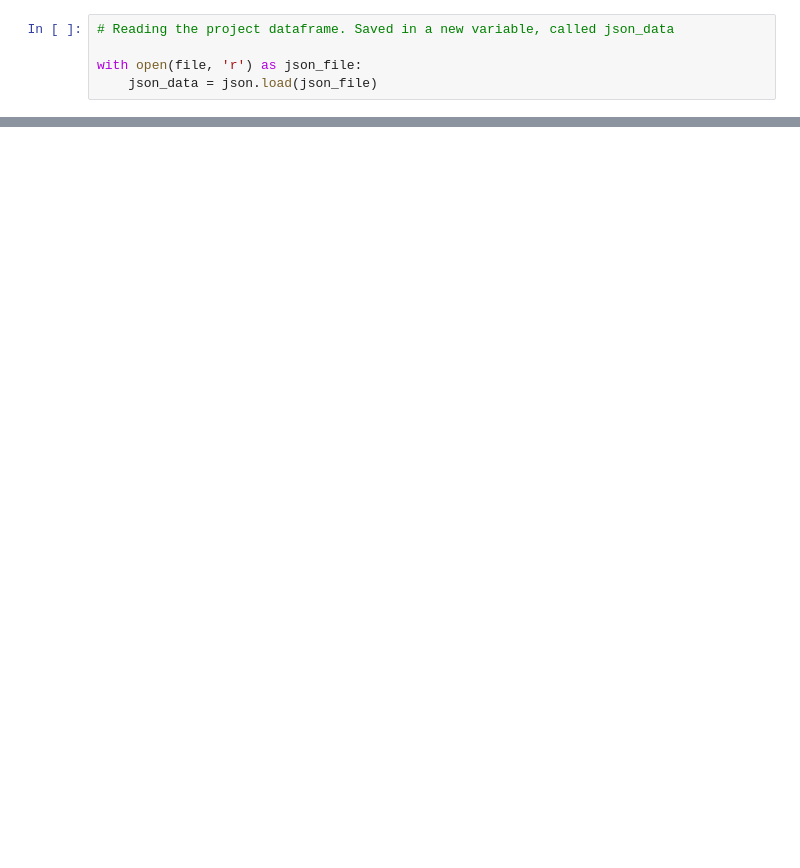
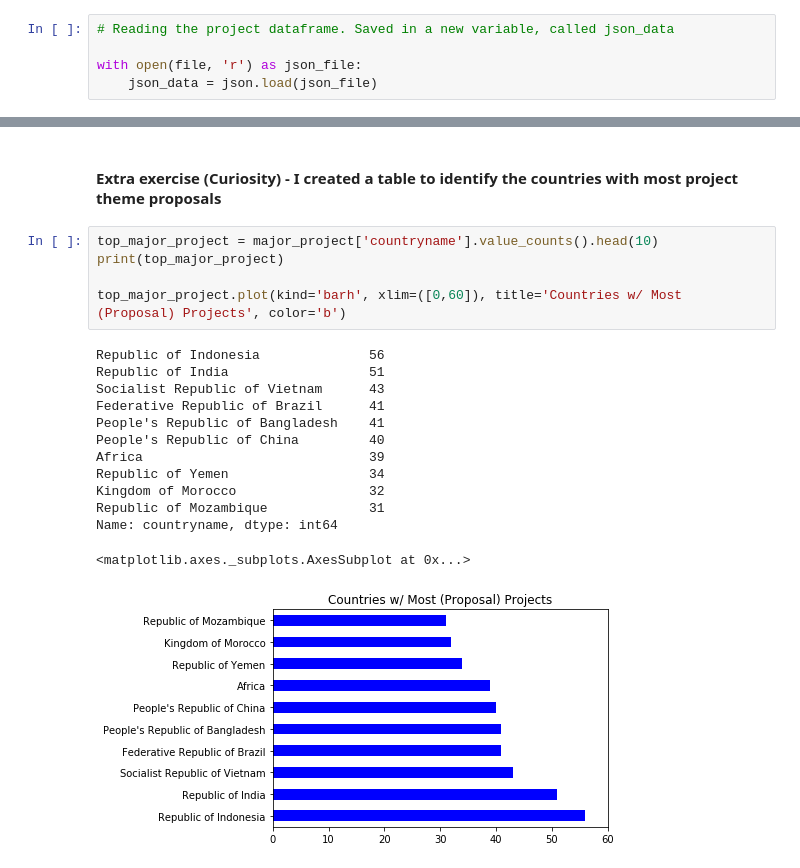
Before and after one commit to joaobecker/json_mini_project, a Jupyter notebook: json_mini_project.ipynb, the cells around one changed output, grey strips where cells are left out. Drawn from its saved outputs; the diff is of its cells as text; blank space fills up the shorter version.

```diff
--- a/json_mini_project.ipynb
+++ b/json_mini_project.ipynb
@@ -236,0 +227,21 @@ top_major_themes.plot(kind='barh', xlim=([0,260]), title='Top Major Themes')
+# %% [markdown]
+#### Extra exercise (Curiosity) - I created a table to identify the countries with most project theme proposals
+# %%
+top_major_project = major_project['countryname'].value_counts().head(10)
+print(top_major_project)
+
+top_major_project.plot(kind='barh', xlim=([0,60]), title='Countries w/ Most (Proposal) Projects', color='b')
+# %% [output]
+Republic of Indonesia              56
+Republic of India                  51
+Socialist Republic of Vietnam      43
+Federative Republic of Brazil      41
+People's Republic of Bangladesh    41
+People's Republic of China         40
+Africa                             39
+Republic of Yemen                  34
+Kingdom of Morocco                 32
+Republic of Mozambique             31
+Name: countryname, dtype: int64
+<matplotlib.axes._subplots.AxesSubplot at 0x...>
+[figure, added]
```
Also changed, not shown: parts of 51 cells of this notebook.
